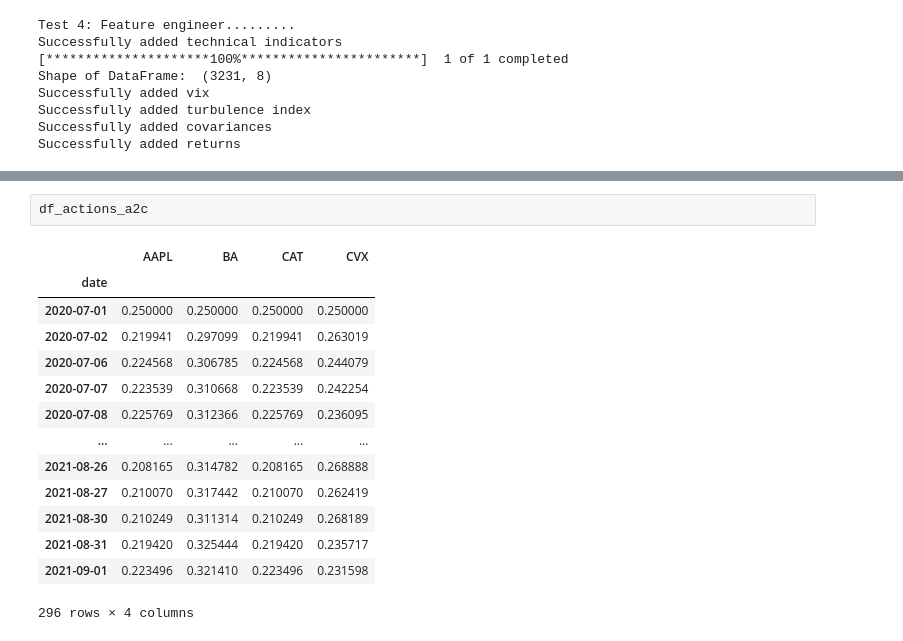
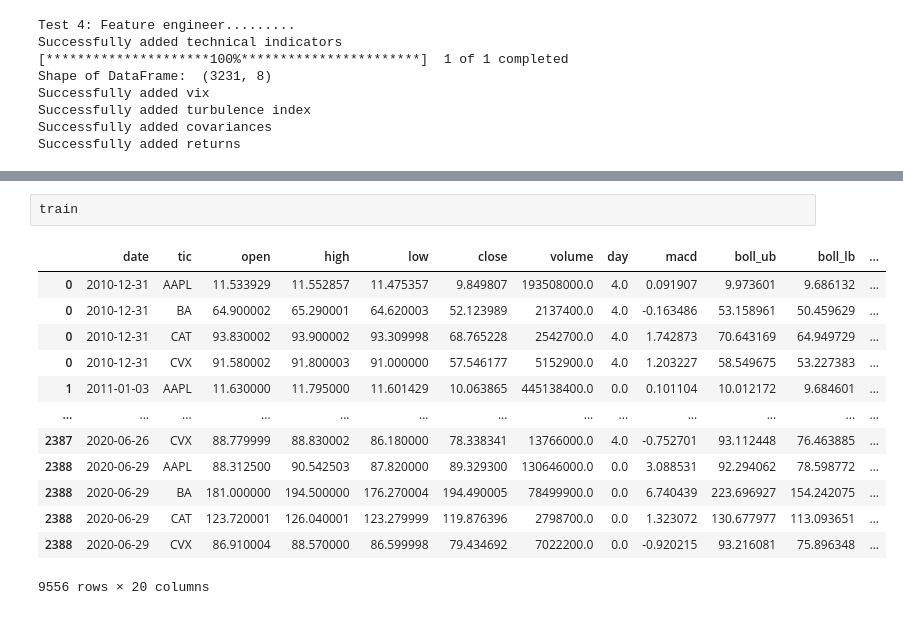
Before and after one commit to didemdurukan/portfolio_allocation_framework, a Jupyter notebook: AgentLayer/model_structure.ipynb, the cells around one changed output, grey strips where cells are left out. Cells and saved outputs as stored; diff of their text form.

```diff
--- a/AgentLayer/model_structure.ipynb
+++ b/AgentLayer/model_structure.ipynb
@@ -1345,17 +1366,16 @@ df_daily_return_a2c
-# %%
-df_actions_a2c
-# %% [output]
-|  | AAPL | BA | CAT | CVX |
-| date |  |  |  |  |
-| 2020-07-01 | 0.250000 | 0.250000 | 0.250000 | 0.250000 |
-| 2020-07-02 | 0.219941 | 0.297099 | 0.219941 | 0.263019 |
-| 2020-07-06 | 0.224568 | 0.306785 | 0.224568 | 0.244079 |
-| 2020-07-07 | 0.223539 | 0.310668 | 0.223539 | 0.242254 |
-| 2020-07-08 | 0.225769 | 0.312366 | 0.225769 | 0.236095 |
-| ... | ... | ... | ... | ... |
-| 2021-08-26 | 0.208165 | 0.314782 | 0.208165 | 0.268888 |
-| 2021-08-27 | 0.210070 | 0.317442 | 0.210070 | 0.262419 |
-| 2021-08-30 | 0.210249 | 0.311314 | 0.210249 | 0.268189 |
-| 2021-08-31 | 0.219420 | 0.325444 | 0.219420 | 0.235717 |
-| 2021-09-01 | 0.223496 | 0.321410 | 0.223496 | 0.231598 |
-296 rows × 4 columns
+# %%
+train
+# %% [output]
+|  | date | tic | open | high | low | close | volume | day | macd | boll_ub | boll_lb | ... |
+| 0 | 2010-12-31 | AAPL | 11.533929 | 11.552857 | 11.475357 | 9.849807 | 193508000.0 | 4.0 | 0.091907 | 9.973601 | 9.686132 | ... |
+| 0 | 2010-12-31 | BA | 64.900002 | 65.290001 | 64.620003 | 52.123989 | 2137400.0 | 4.0 | -0.163486 | 53.158961 | 50.459629 | ... |
+| 0 | 2010-12-31 | CAT | 93.830002 | 93.900002 | 93.309998 | 68.765228 | 2542700.0 | 4.0 | 1.742873 | 70.643169 | 64.949729 | ... |
+| 0 | 2010-12-31 | CVX | 91.580002 | 91.800003 | 91.000000 | 57.546177 | 5152900.0 | 4.0 | 1.203227 | 58.549675 | 53.227383 | ... |
+| 1 | 2011-01-03 | AAPL | 11.630000 | 11.795000 | 11.601429 | 10.063865 | 445138400.0 | 0.0 | 0.101104 | 10.012172 | 9.684601 | ... |
+| ... | ... | ... | ... | ... | ... | ... | ... | ... | ... | ... | ... | ... |
+| 2387 | 2020-06-26 | CVX | 88.779999 | 88.830002 | 86.180000 | 78.338341 | 13766000.0 | 4.0 | -0.752701 | 93.112448 | 76.463885 | ... |
+| 2388 | 2020-06-29 | AAPL | 88.312500 | 90.542503 | 87.820000 | 89.329300 | 130646000.0 | 0.0 | 3.088531 | 92.294062 | 78.598772 | ... |
+| 2388 | 2020-06-29 | BA | 181.000000 | 194.500000 | 176.270004 | 194.490005 | 78499900.0 | 0.0 | 6.740439 | 223.696927 | 154.242075 | ... |
+| 2388 | 2020-06-29 | CAT | 123.720001 | 126.040001 | 123.279999 | 119.876396 | 2798700.0 | 0.0 | 1.323072 | 130.677977 | 113.093651 | ... |
+| 2388 | 2020-06-29 | CVX | 86.910004 | 88.570000 | 86.599998 | 79.434692 | 7022200.0 | 0.0 | -0.920215 | 93.216081 | 75.896348 | ... |
+9556 rows × 20 columns
```
Also changed, not shown: parts of 23 cells of this notebook, 4 other files.
